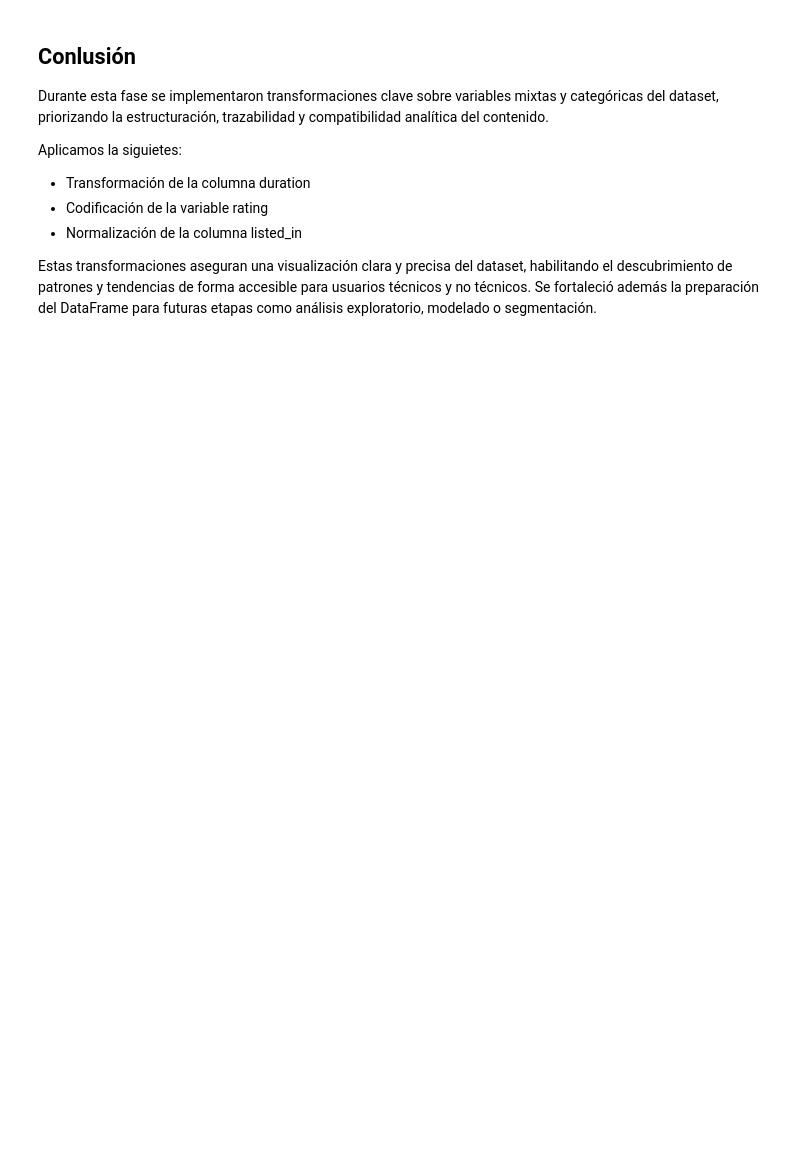
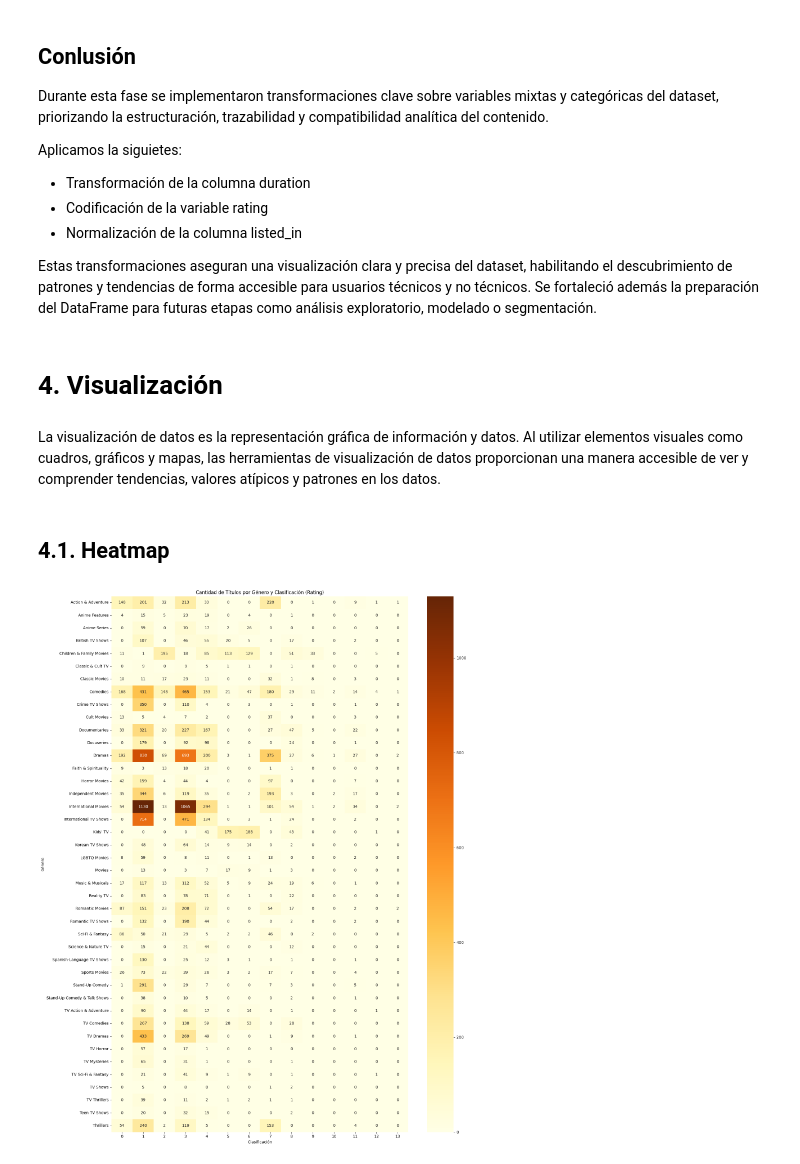
Before and after one commit to MichaelCarrenoRamon/dataprocessing, a Jupyter notebook: Tarea1PythonDataScience.ipynb, the cells around one changed output. Saved outputs shown, nothing was run; the diff lists cells and outputs as text; code cells hidden in the pictures; blank space fills up the shorter version.

```diff
--- a/Tarea1PythonDataScience.ipynb
+++ b/Tarea1PythonDataScience.ipynb
@@ -564,3 +589,41 @@ Aplicamos la siguietes:
 * Normalización de la columna listed_in
 
 Estas transformaciones aseguran una visualización clara y precisa del dataset, habilitando el descubrimiento de patrones y tendencias de forma accesible para usuarios técnicos y no técnicos. Se fortaleció además la preparación del DataFrame para futuras etapas como análisis exploratorio, modelado o segmentación.
+# %% [markdown]
+# **4. Visualización**
+# %% [markdown]
+La visualización de datos es la representación gráfica de información y datos. Al utilizar elementos visuales como cuadros, gráficos y mapas, las herramientas de visualización de datos proporcionan una manera accesible de ver y comprender tendencias, valores atípicos y patrones en los datos.
+# %% [markdown]
+## 4.1. Heatmap
+# %%
+# Seleccionar columnas binarias de géneros (a partir del índice 10 como antes)
+generos_binarios = df.columns[10:]
+
+# Lista para construir el nuevo DataFrame
+heatmap_lista = []
+
+# Recorrer cada fila del DataFrame original
+for _, fila in df.iterrows():
+    for genero in generos_binarios:
+        if fila[genero] == 1:  # Si ese título pertenece a ese género
+            heatmap_lista.append({
+                'Género': genero,
+                'Rating': fila['rating_encoded']  # O usa 'rating' si prefieres el original
+            })
+
+# Crear DataFrame para el heatmap
+heatmap_df = pd.DataFrame(heatmap_lista)
+
+# Agrupar y contar
+heatmap_data = heatmap_df.groupby(['Género', 'Rating']).size().unstack(fill_value=0)
+
+# Graficar
+plt.figure(figsize=(16, 20))
+sns.heatmap(heatmap_data, annot=True, fmt='d', cmap='YlOrBr')
+plt.title('Cantidad de Títulos por Género y Clasificación (Rating)')
+plt.xlabel('Clasificación')
+plt.ylabel('Género')
+plt.tight_layout()
+plt.show()
+# %% [output]
+[figure, added]
```
Also changed, not shown: parts of 18 cells of this notebook, 2 other files.
